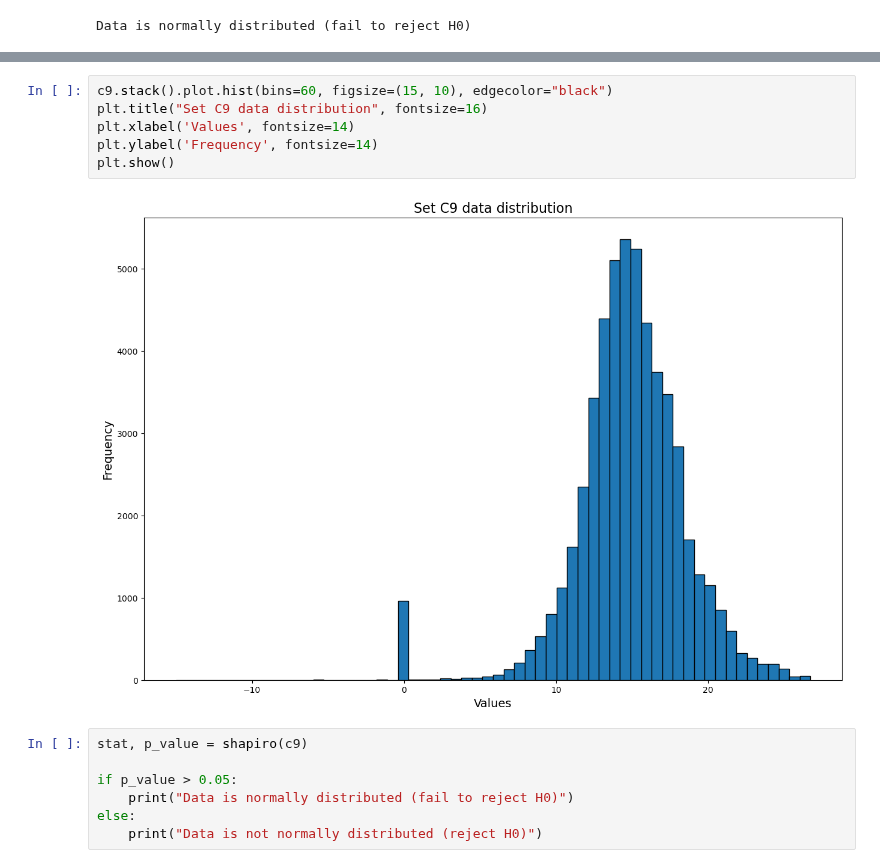
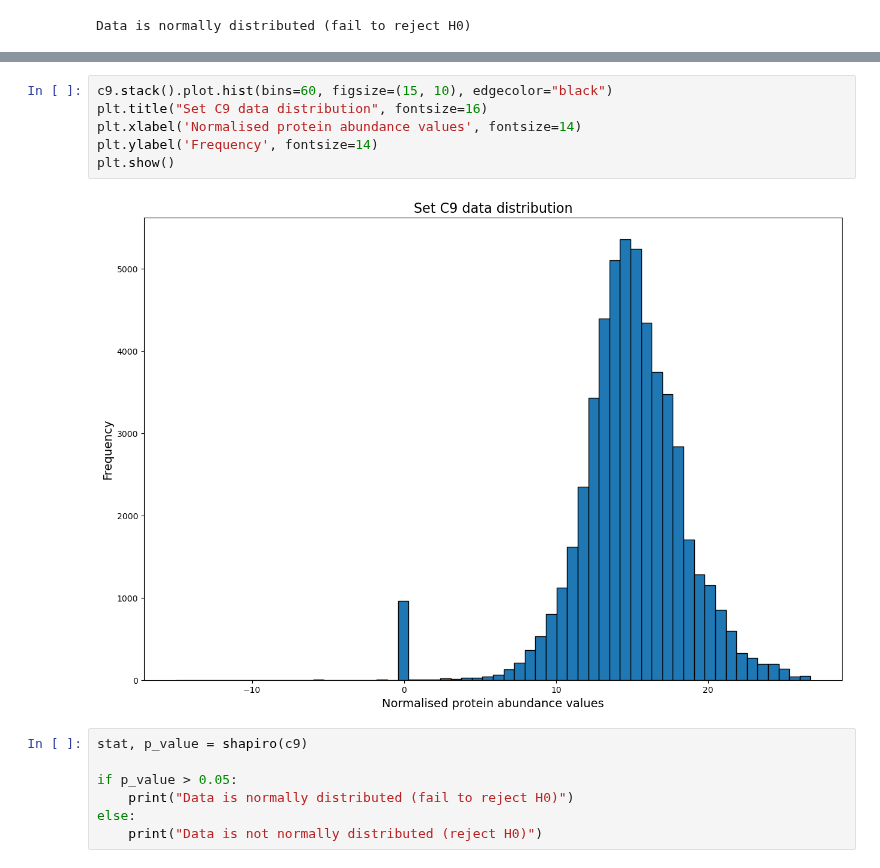
Before and after one commit to YoanaBobeva/PhD-Scripts, a Jupyter notebook: Distribution all datasets.ipynb, the cells around one changed output, grey strips where cells are left out. Drawn from its saved outputs; the diff is of its cells as text.

```diff
--- a/Distribution all datasets.ipynb
+++ b/Distribution all datasets.ipynb
@@ -234,11 +282,11 @@ See Full Dataframe in Mito
 # %%
 c9.stack().plot.hist(bins=60, figsize=(15, 10), edgecolor="black")
 plt.title("Set C9 data distribution", fontsize=16)
-plt.xlabel('Values', fontsize=14)
+plt.xlabel('Normalised protein abundance values', fontsize=14)
 plt.ylabel('Frequency', fontsize=14)
 plt.show()
 # %% [output]
-[figure, old version]
+[figure, new version]
 # %%
 stat, p_value = shapiro(c9)
 
```
Also changed, not shown: parts of 13 cells of this notebook.
